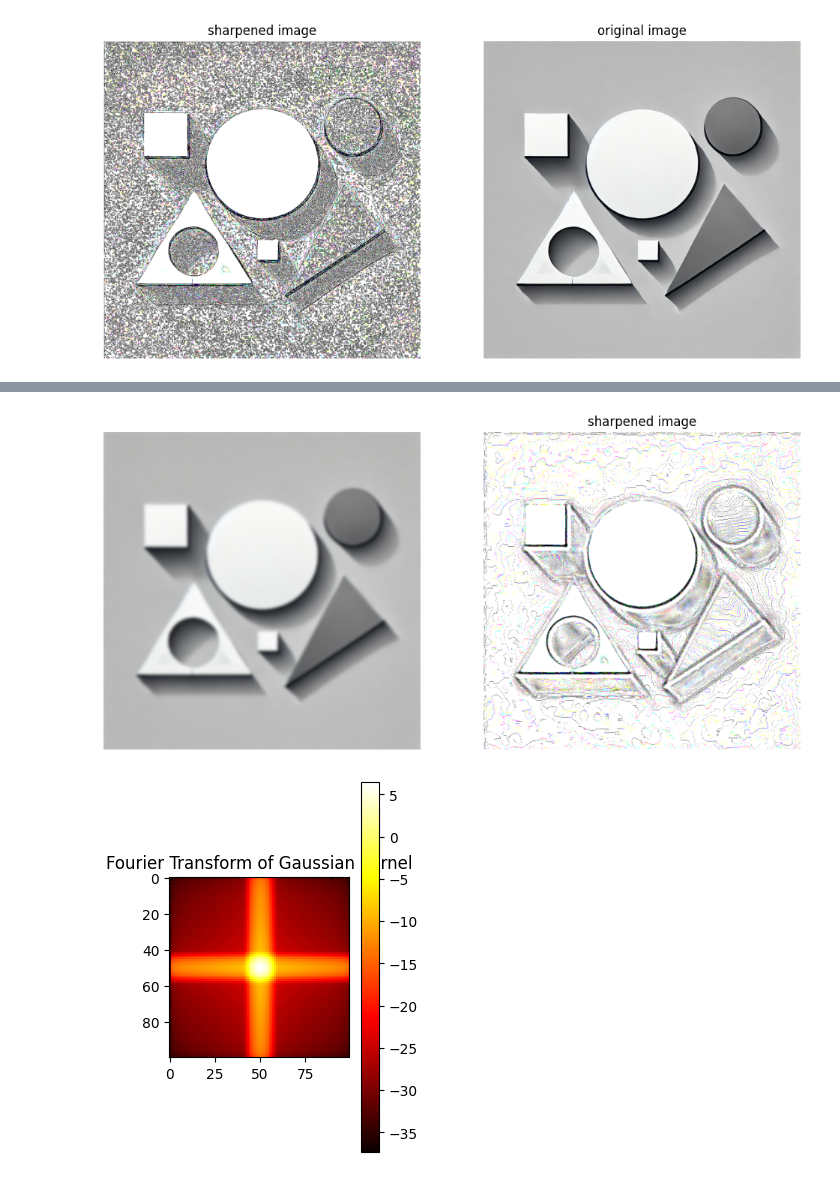
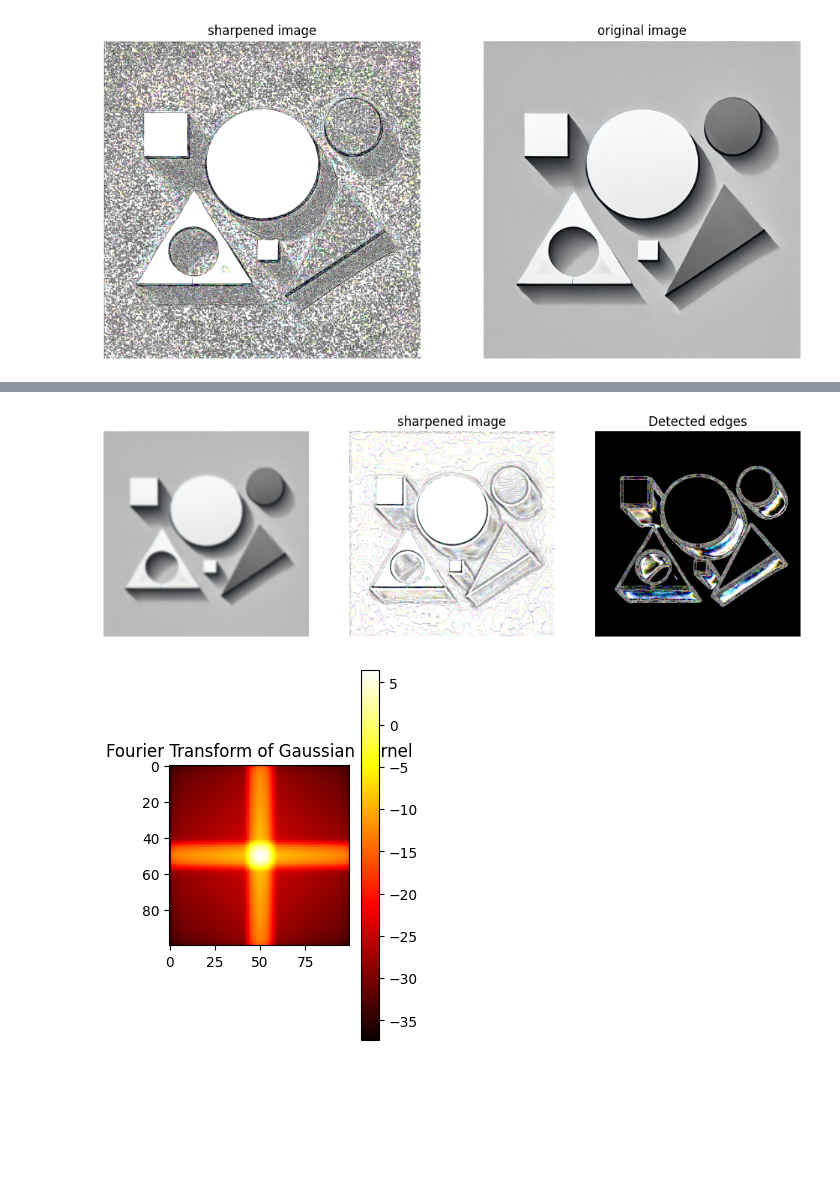
Before and after one commit to Jaseelkt007/ML, a Jupyter notebook: Computer_vision_basics.ipynb, the cells around one changed output, grey strips where cells are left out. Drawn from its saved outputs; the diff is of its cells as text; code cells hidden in the pictures; blank space fills up the shorter version.

Commit message:
Edge detection added

```diff
--- a/Computer_vision_basics.ipynb
+++ b/Computer_vision_basics.ipynb
@@ -54,8 +54,9 @@ WARNING:matplotlib.image:Clipping input data to the valid range for imshow with
 # %%
 # Now using Guassian kernal for smoothing
 import scipy.ndimage as ndimage
+from scipy.ndimage import sobel
 
-def guassian_blur(image , sigma= 1.0):
+def guassian_blur(image , sigma= 1):
     # create a guassian kernal based on the sigma provide
     # scipy creates the kernel
     blurred_img = np.zeros_like(image)
@@ -65,19 +66,42 @@ def guassian_blur(image , sigma= 1.0):
 
 sigma = 5 # variance
 image = img_array
-blurred_img = guassian_blur(image , sigma=sigma)
+blurred_img = guassian_blur(image , sigma=sigma) # blur the image reduce noise and high frequency components(avoid aliasing)
+
+def compute_gradient_magnitude(image):
+    dx = np.zeros_like(image)
+    dy = np.zeros_like(image)
+    for c in range(image.shape[2]):
+        dx[:,:,c] = sobel(image[:,:,c], axis = 0) # along x direction
+        dy[:,:,c] = sobel(image[:, :, c], axis = 1) # along y direction
+    # Compute the magnitude of the gradient
+    mag = np.sqrt(dx**2 + dy**2)
+    return mag
+
+def apply_threshold(mag, threshold = 50):
+    # Apply a threshold to gradient maginture, then multiply by 255 for pixel values
+    return (mag > threshold).astype(np.float32) *255
+
+threshold = 11
+gradient_mag = compute_gradient_magnitude(blurred_img)
+edges = apply_threshold(gradient_mag, threshold=threshold)
 
 plt.figure(figsize=(12,6))
-plt.subplot(1,2,1)
+plt.subplot(1,3,1)
 plt.imshow(blurred_img)
 plt.axis('off')
 
 diffused_arry = linear_diffusion(blurred_img, alpha = .9)
-plt.subplot(1,2,2)
+plt.subplot(1,3,2)
 plt.title("sharpened image")
 plt.imshow(diffused_arry)
 plt.axis('off')
 
+plt.subplot(1,3,3)
+plt.imshow(edges, cmap='gray')
+plt.title("Detected edges")
+plt.axis('off')
+
 plt.show()
 # %% [output]
 WARNING:matplotlib.image:Clipping input data to the valid range for imshow with RGB data ([0..1] for floats or [0..255] for integers).
@@ -84,4 +109,4 @@ WARNING:matplotlib.image:Clipping input data to the valid range for imshow with
-[figure, old version]
+[figure, new version]
 # %%
 import numpy as np
 import matplotlib.pyplot as plt
```
Also changed, not shown: parts of 1 cell of this notebook.
